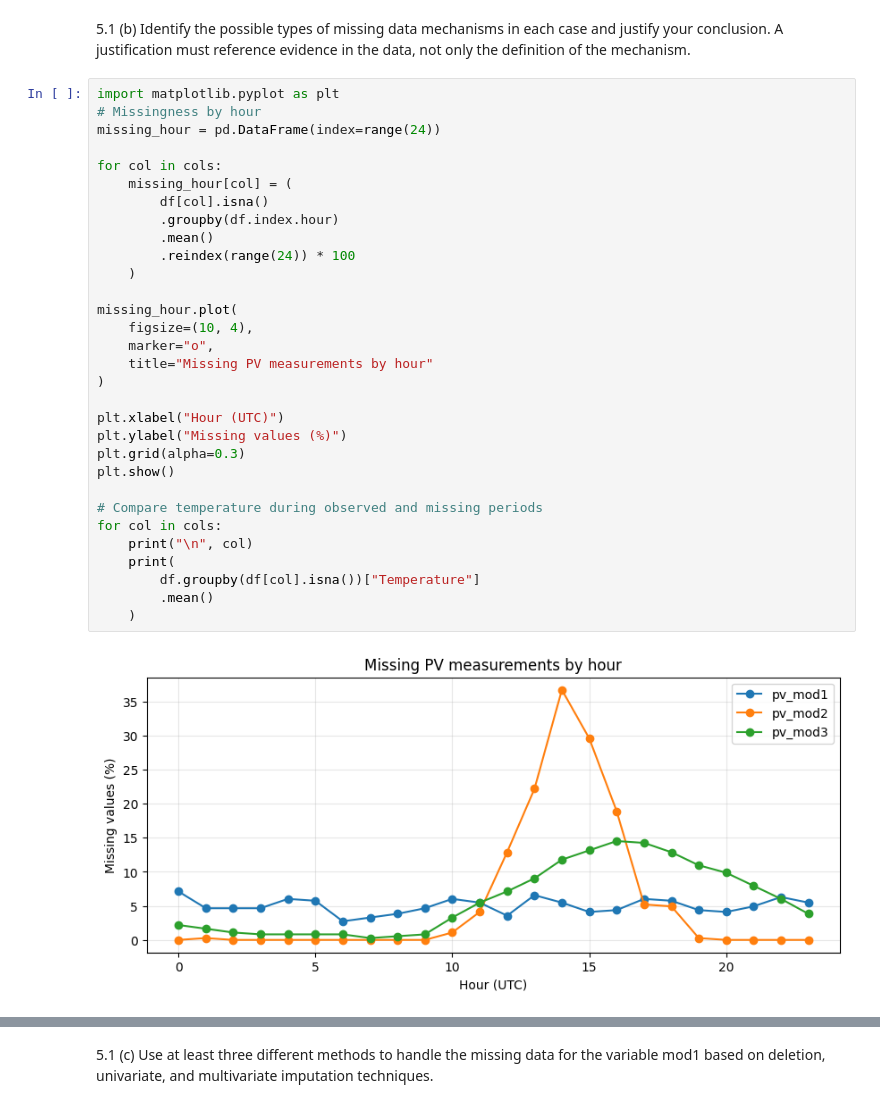
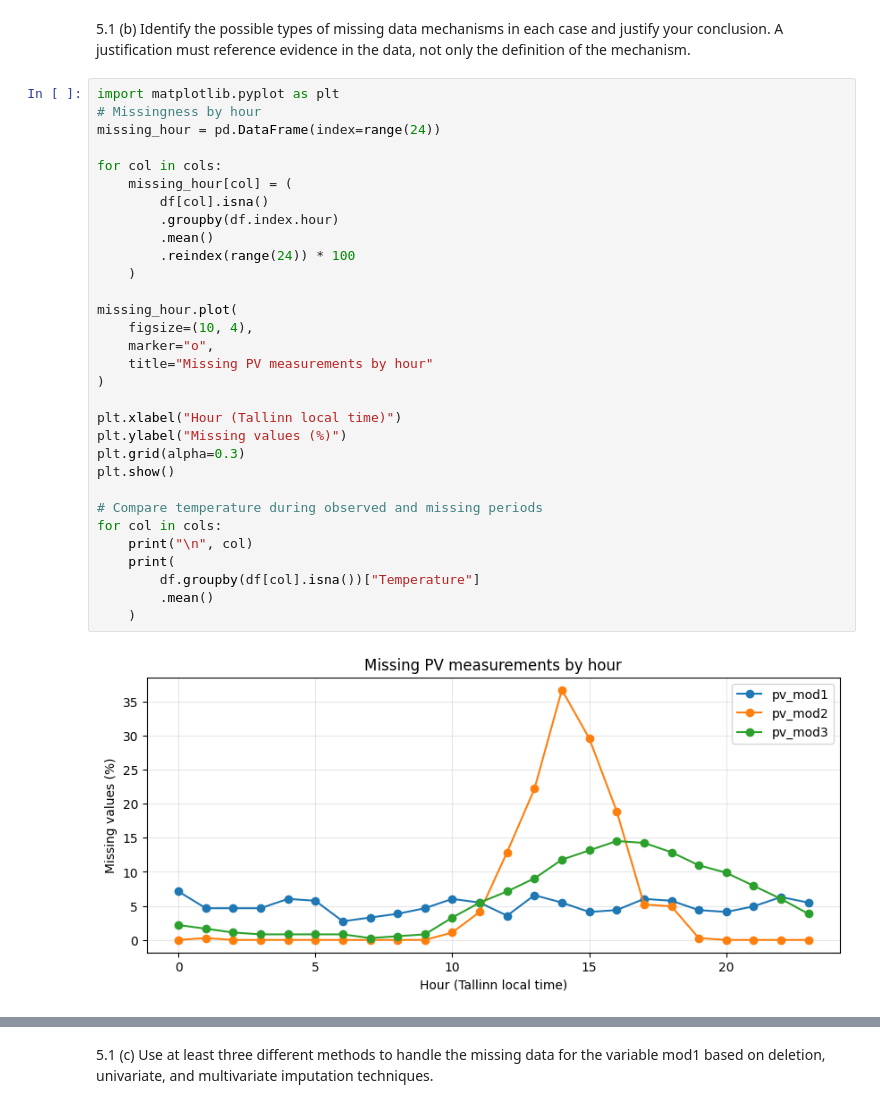
Before and after one commit to miko1917/ITS8080-energy-data-science-project, a Jupyter notebook: MihhailKorasteljov_266050IV_project_ITS8080_task5_data_cleaning.ipynb, the cells around one changed output, grey strips where cells are left out. Cells and saved outputs as stored; diff of their text form.

```diff
--- a/MihhailKorasteljov_266050IV_project_ITS8080_task5_data_cleaning.ipynb
+++ b/MihhailKorasteljov_266050IV_project_ITS8080_task5_data_cleaning.ipynb
@@ -155,35 +155,35 @@ definition of the mechanism.
 import matplotlib.pyplot as plt
 # Missingness by hour
 missing_hour = pd.DataFrame(index=range(24))
 
 for col in cols:
     missing_hour[col] = (
         df[col].isna()
         .groupby(df.index.hour)
         .mean()
         .reindex(range(24)) * 100
     )
 
 missing_hour.plot(
     figsize=(10, 4),
     marker="o",
     title="Missing PV measurements by hour"
 )
 
-plt.xlabel("Hour (UTC)")
+plt.xlabel("Hour (Tallinn local time)")
 plt.ylabel("Missing values (%)")
 plt.grid(alpha=0.3)
 plt.show()
 
 # Compare temperature during observed and missing periods
 for col in cols:
     print("\n", col)
     print(
         df.groupby(df[col].isna())["Temperature"]
         .mean()
     )
 # %% [output]
-[figure, old version]
+[figure, new version]
  pv_mod1
 pv_mod1
 False    7.485028
```
Also changed, not shown: parts of 12 cells of this notebook, 1 other file.
